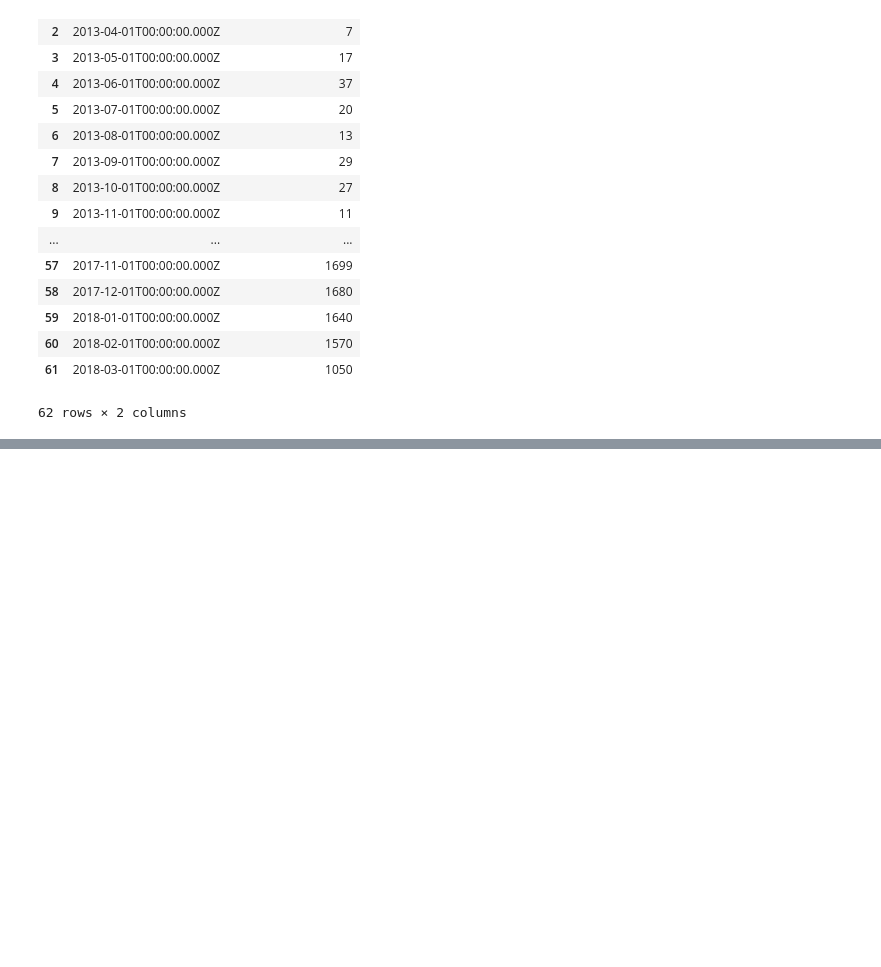
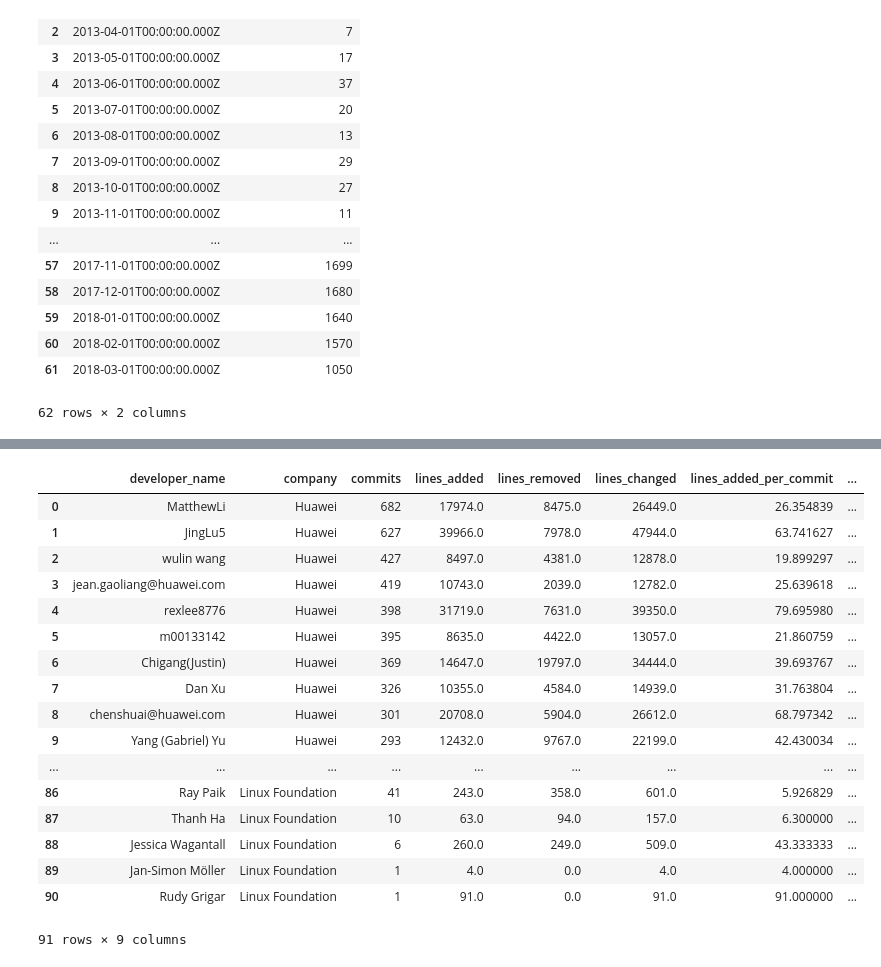
Before and after one commit to Javier162380/MongoDB-Neo4J-ElasticSearch-Assigment, a Jupyter notebook: ElasticSearch/elastic_search_querys.ipynb, the cells around one changed output, grey strips where cells are left out. Saved outputs shown, nothing was run; the diff lists cells and outputs as text; code cells hidden in the pictures; blank space fills up the shorter version.

```diff
--- a/ElasticSearch/elastic_search_querys.ipynb
+++ b/ElasticSearch/elastic_search_querys.ipynb
@@ -219,0 +219,48 @@ DF_results
+# %%
+#now lets try to see this data by developer for each developer of every organization. So we could se which are the top
+#developers for each company
+query = Search(using=client, index="git_data_ok")
+query.aggs.bucket('company', 'terms', field='author_org_name')
+query.aggs['company'].bucket('developer_name', 'terms', field='Author_name')
+query.aggs['company']['developer_name'].metric('lines_added', 'sum', field='lines_added')
+query.aggs['company']['developer_name'].metric('lines_changed', 'sum', field='lines_changed')
+query.aggs['company']['developer_name'].metric('lines_removed', 'sum', field='lines_removed')
+results = query.execute()
+company_bucket = ([company_bucket['key'],company_bucket['developer_name']['buckets']] for company_bucket
+                    in results.to_dict()["aggregations"]["company"]['buckets'])
+
+developers = []
+for developer in company_bucket:
+    developer_company = developer[0]
+    developers.extend([[developer_name['key'],developer_company,developer_name['doc_count'],
+                      developer_name['lines_added']['value'],
+                      developer_name['lines_removed']['value'],
+                     developer_name['lines_changed']['value'],
+                      developer_name['lines_added']['value']/developer_name['doc_count'],
+                      developer_name['lines_removed']['value']/developer_name['doc_count'],
+                      developer_name['lines_changed']['value']/developer_name['doc_count']]
+                      for developer_name in developer[1]])
+
+DF_results = DataFrame.from_records(developers,columns=['developer_name','company','commits','lines_added',
+                                                        'lines_removed','lines_changed','lines_added_per_commit',
+                                                        'lines_removed_per_commit','lines_changed_per_commit'])
+DF_results
+# %% [output]
+|  | developer_name | company | commits | lines_added | lines_removed | lines_changed | lines_added_per_commit | ... |
+| 0 | MatthewLi | Huawei | 682 | 17974.0 | 8475.0 | 26449.0 | 26.354839 | ... |
+| 1 | JingLu5 | Huawei | 627 | 39966.0 | 7978.0 | 47944.0 | 63.741627 | ... |
+| 2 | wulin wang | Huawei | 427 | 8497.0 | 4381.0 | 12878.0 | 19.899297 | ... |
+| 3 | jean.gaoliang@huawei.com | Huawei | 419 | 10743.0 | 2039.0 | 12782.0 | 25.639618 | ... |
+| 4 | rexlee8776 | Huawei | 398 | 31719.0 | 7631.0 | 39350.0 | 79.695980 | ... |
+| 5 | m00133142 | Huawei | 395 | 8635.0 | 4422.0 | 13057.0 | 21.860759 | ... |
+| 6 | Chigang(Justin) | Huawei | 369 | 14647.0 | 19797.0 | 34444.0 | 39.693767 | ... |
+| 7 | Dan Xu | Huawei | 326 | 10355.0 | 4584.0 | 14939.0 | 31.763804 | ... |
+| 8 | chenshuai@huawei.com | Huawei | 301 | 20708.0 | 5904.0 | 26612.0 | 68.797342 | ... |
+| 9 | Yang (Gabriel) Yu | Huawei | 293 | 12432.0 | 9767.0 | 22199.0 | 42.430034 | ... |
+| ... | ... | ... | ... | ... | ... | ... | ... | ... |
+| 86 | Ray Paik | Linux Foundation | 41 | 243.0 | 358.0 | 601.0 | 5.926829 | ... |
+| 87 | Thanh Ha | Linux Foundation | 10 | 63.0 | 94.0 | 157.0 | 6.300000 | ... |
+| 88 | Jessica Wagantall | Linux Foundation | 6 | 260.0 | 249.0 | 509.0 | 43.333333 | ... |
+| 89 | Jan-Simon Möller | Linux Foundation | 1 | 4.0 | 0.0 | 4.0 | 4.000000 | ... |
+| 90 | Rudy Grigar | Linux Foundation | 1 | 91.0 | 0.0 | 91.0 | 91.000000 | ... |
+91 rows × 9 columns
```
Also changed, not shown: parts of 3 cells of this notebook.
